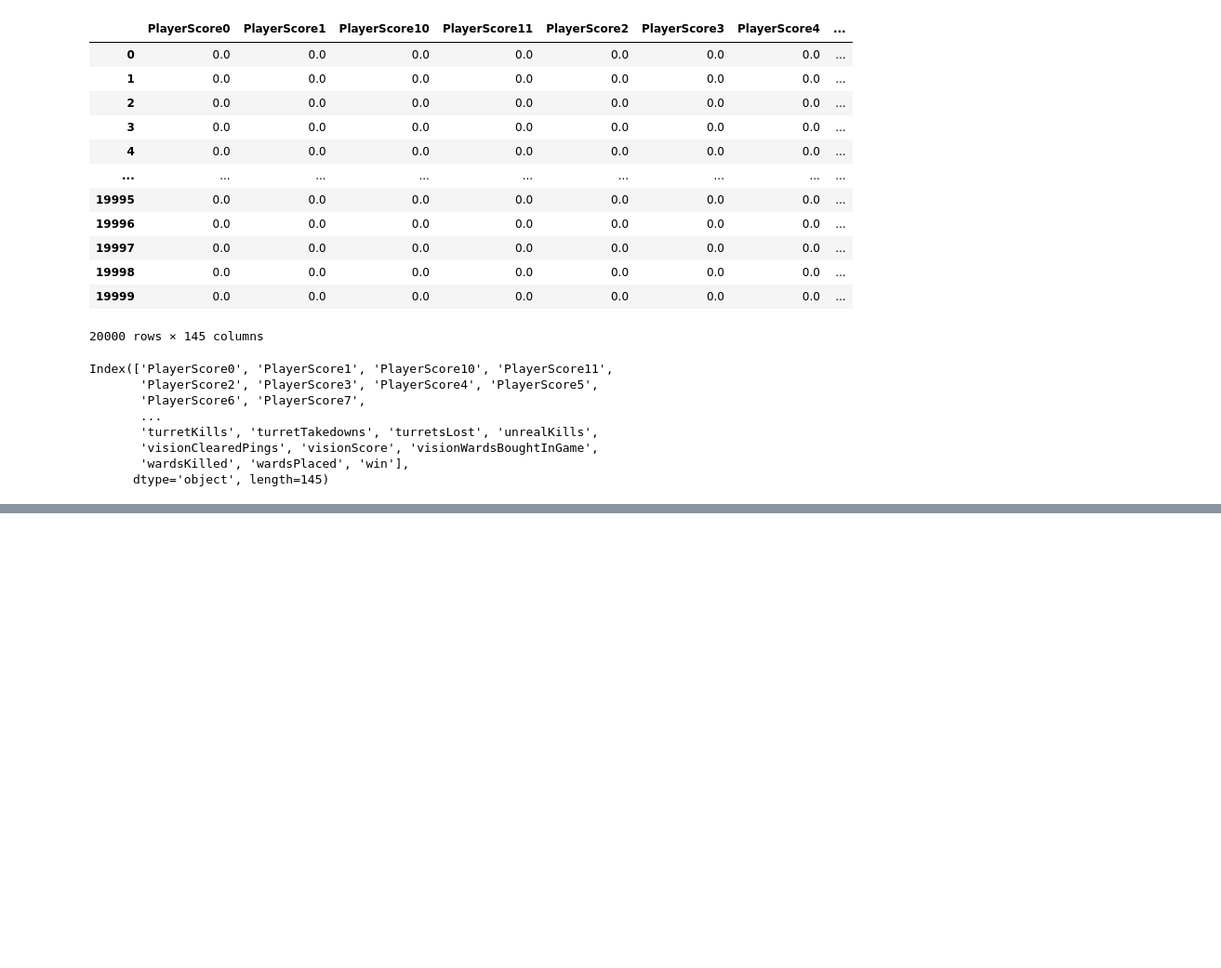
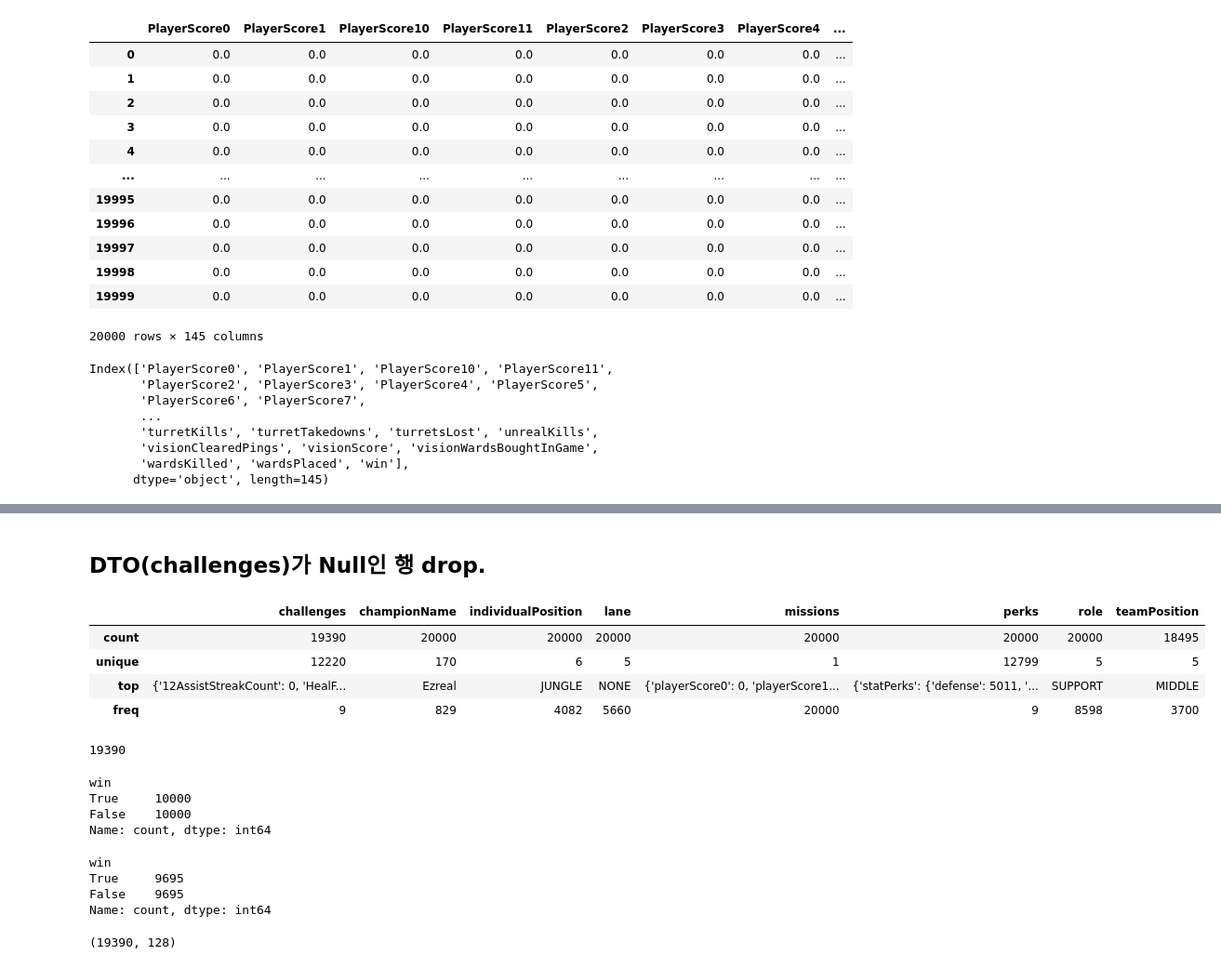
Before and after one commit to RoRdil31/lol-win-factors, a Jupyter notebook: main.ipynb, the cells around one changed output, grey strips where cells are left out. Shown at 93% size. Cells and saved outputs as stored; diff of their text form; code cells hidden in the pictures; blank space fills up the shorter version.

Commit message:
select useful features (except perks DTO column)

```diff
--- a/main.ipynb
+++ b/main.ipynb
@@ -189,0 +195,5 @@ Index(['PlayerScore0', 'PlayerScore1', 'PlayerScore10', 'PlayerScore11',
+# %%
+import pandas as pd
+
+df = pd.read_csv('matches_2000.csv')
+df
@@ -189,0 +277,3 @@ Index(['PlayerScore0', 'PlayerScore1', 'PlayerScore10', 'PlayerScore11',
+# %%
+print(cols_num)
+df.drop(columns = [col for col in df.columns if col.startswith('PlayerScore')], inplace=True)
@@ -189,0 +289,2 @@ Index(['PlayerScore0', 'PlayerScore1', 'PlayerScore10', 'PlayerScore11',
+# %%
+df.drop('summonerName', axis = 1, inplace=True)
@@ -189,0 +307,4 @@ Index(['PlayerScore0', 'PlayerScore1', 'PlayerScore10', 'PlayerScore11',
+# %%
+# Number Type
+pd.set_option('display.max_info_columns', 200)
+df[cols_num].info()
@@ -189,0 +444,33 @@ Index(['PlayerScore0', 'PlayerScore1', 'PlayerScore10', 'PlayerScore11',
+# %% [markdown]
+## DTO(challenges)가 Null인 행 drop.
+# %%
+display(df.describe(include = 'O'))
+display(len(df.loc[~df.challenges.isnull()]))
+# challenges 컬럼에 null 값이 610개 있음. => 제거 필요. 이때, win 비율에 영향을 안 주는지 확인해야함.
+# %% [output]
+|  | challenges | championName | individualPosition | lane | missions | perks | role | teamPosition |
+| count | 19390 | 20000 | 20000 | 20000 | 20000 | 20000 | 20000 | 18495 |
+| unique | 12220 | 170 | 6 | 5 | 1 | 12799 | 5 | 5 |
+| top | {'12AssistStreakCount': 0, 'HealF... | Ezreal | JUNGLE | NONE | {'playerScore0': 0, 'playerScore1... | {'statPerks': {'defense': 5011, '... | SUPPORT | MIDDLE |
+| freq | 9 | 829 | 4082 | 5660 | 20000 | 9 | 8598 | 3700 |
+19390
+# %%
+df.win.value_counts()
+# %% [output]
+win
+True     10000
+False    10000
+Name: count, dtype: int64
+# %%
+df.loc[~df.challenges.isnull()].win.value_counts()
+# challenges의 null 행을 제거해도 win의 T/F 개수가 같으므로 제거 가능.
+# %% [output]
+win
+True     9695
+False    9695
+Name: count, dtype: int64
+# %%
+new_df = df.loc[~df.challenges.isnull()].reset_index(drop=True)
+new_df.shape
+# %% [output]
+(19390, 128)
```
Also changed, not shown: parts of 53 cells of this notebook, 2 other files.
